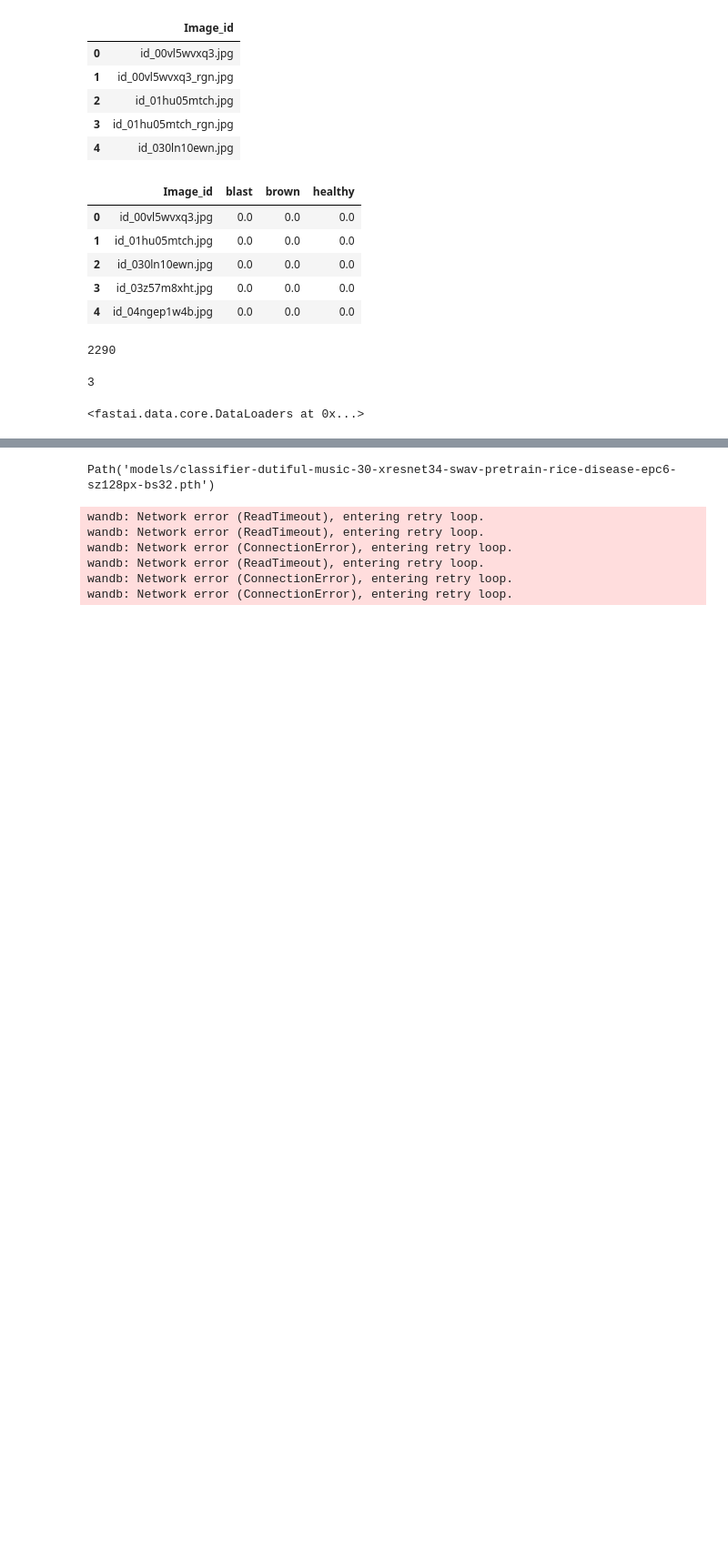
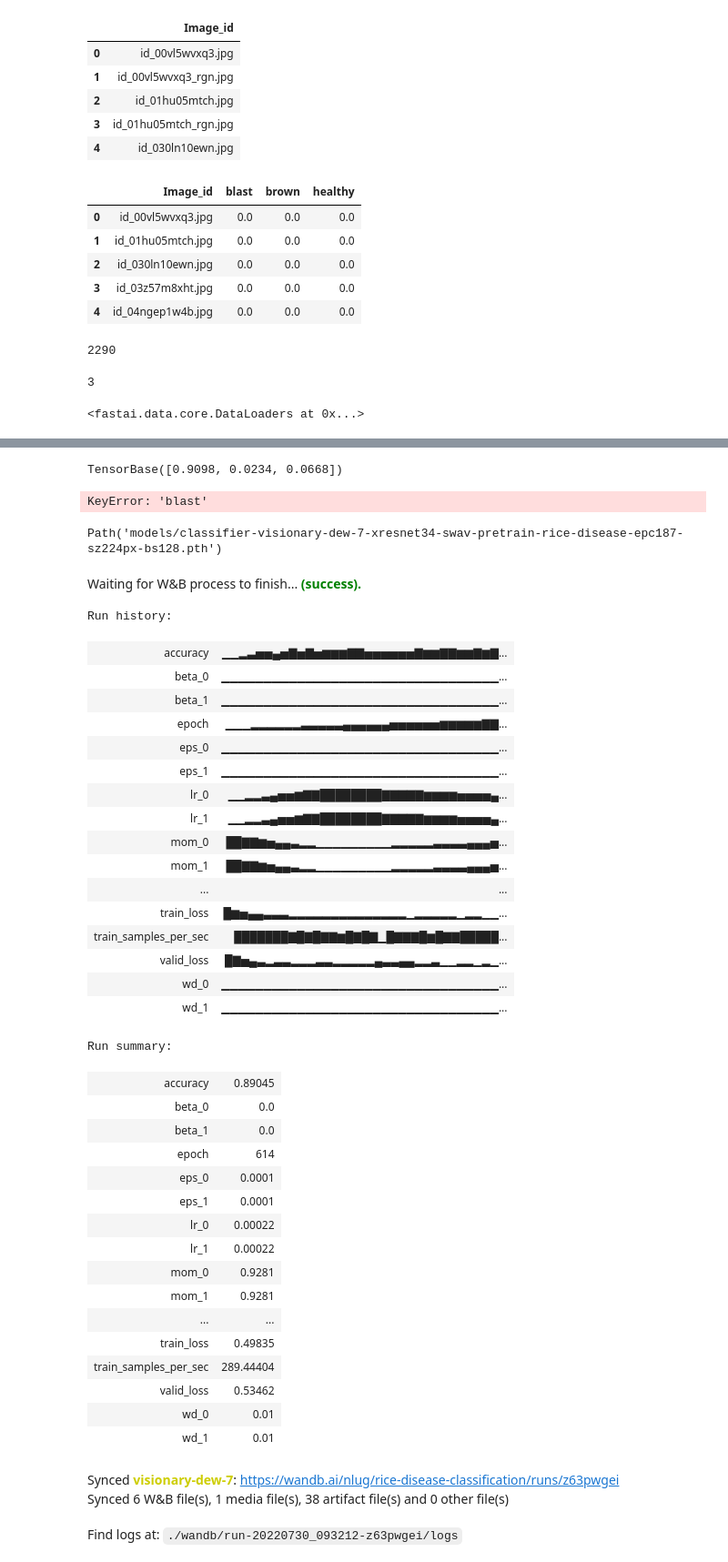
Before and after one commit to poppingtonic/semisupervised-rice-africa, a Jupyter notebook: classifier.ipynb, the cells around one changed output, grey strips where cells are left out. Shown at 91% size. Drawn from its saved outputs; the diff is of its cells as text; code cells hidden in the pictures; blank space fills up the shorter version.

```diff
--- a/classifier.ipynb
+++ b/classifier.ipynb
@@ -147,13 +205,57 @@ No improvement since epoch 6: early stopping
+# %%
+preds[0]
+# %% [output]
+TensorBase([0.9098, 0.0234, 0.0668])
+# %%
+test_df['blast'] = pd.series(preds[])
+# %% [output]
+KeyError: 'blast'
 # %%
-run_name = wandb.run.name
+run_name = "visionary-dew-7" #wandb.run.name
 family = "swav-pretrain"
-save_name = f'classifier-{run_name}-{arch}-{family}-rice-disease-epc{6}-sz{size}px-bs{bs}'
+epc=187
+save_name = f'classifier-{run_name}-{arch}-{family}-rice-disease-epc{epc}-sz{size}px-bs{bs}'
 learn.save(save_name)
 # %% [output]
-Path('models/classifier-dutiful-music-30-xresnet34-swav-pretrain-rice-disease-epc6-sz128px-bs32.pth')
+Path('models/classifier-visionary-dew-7-xresnet34-swav-pretrain-rice-disease-epc187-sz224px-bs128.pth')
-wandb: Network error (ReadTimeout), entering retry loop.
-wandb: Network error (ReadTimeout), entering retry loop.
-wandb: Network error (ConnectionError), entering retry loop.
-wandb: Network error (ReadTimeout), entering retry loop.
-wandb: Network error (ConnectionError), entering retry loop.
-wandb: Network error (ConnectionError), entering retry loop.
+# %%
+if WANDB: wandb.finish()
+# %% [output]
+Waiting for W&B process to finish... (success).
+Run history:
+| accuracy | ▁▁▂▃▅▅▄▅▇▅▇▅▆▆▆▇▇▅▅▅▅▅▅▇▆▆▇▇▆▆▇▆▇... |
+| beta_0 | ▁▁▁▁▁▁▁▁▁▁▁▁▁▁▁▁▁▁▁▁▁▁▁▁▁▁▁▁▁▁▁▁▁... |
+| beta_1 | ▁▁▁▁▁▁▁▁▁▁▁▁▁▁▁▁▁▁▁▁▁▁▁▁▁▁▁▁▁▁▁▁▁... |
+| epoch | ▁▁▁▂▂▂▂▂▂▃▃▃▃▃▄▄▄▄▄▄▅▅▅▅▅▅▆▆▆▆▆▇▇... |
+| eps_0 | ▁▁▁▁▁▁▁▁▁▁▁▁▁▁▁▁▁▁▁▁▁▁▁▁▁▁▁▁▁▁▁▁▁... |
+| eps_1 | ▁▁▁▁▁▁▁▁▁▁▁▁▁▁▁▁▁▁▁▁▁▁▁▁▁▁▁▁▁▁▁▁▁... |
+| lr_0 | ▁▁▂▂▃▄▅▅▆▇▇████████▇▇▇▇▇▆▆▆▆▅▅▅▅▄... |
+| lr_1 | ▁▁▂▂▃▄▅▅▆▇▇████████▇▇▇▇▇▆▆▆▆▅▅▅▅▄... |
+| mom_0 | ██▇▇▆▅▄▄▃▂▂▁▁▁▁▁▁▁▁▁▂▂▂▂▂▃▃▃▃▄▄▄▅... |
+| mom_1 | ██▇▇▆▅▄▄▃▂▂▁▁▁▁▁▁▁▁▁▂▂▂▂▂▃▃▃▃▄▄▄▅... |
+| ... | ... |
+| train_loss | █▆▅▄▄▃▃▃▂▂▂▂▂▂▂▂▂▂▂▂▂▂▁▂▂▂▂▂▁▂▂▁▁... |
+| train_samples_per_sec | ███████▇█▇█▇▇▆█▇█▇▁█▇▇▇█▆█▇▇█████... |
+| valid_loss | █▇▅▄▃▂▃▃▂▂▂▃▃▂▂▂▂▂▄▃▃▄▄▂▂▃▁▁▂▂▁▂▁... |
+| wd_0 | ▁▁▁▁▁▁▁▁▁▁▁▁▁▁▁▁▁▁▁▁▁▁▁▁▁▁▁▁▁▁▁▁▁... |
+| wd_1 | ▁▁▁▁▁▁▁▁▁▁▁▁▁▁▁▁▁▁▁▁▁▁▁▁▁▁▁▁▁▁▁▁▁... |
+Run summary:
+| accuracy | 0.89045 |
+| beta_0 | 0.0 |
+| beta_1 | 0.0 |
+| epoch | 614 |
+| eps_0 | 0.0001 |
+| eps_1 | 0.0001 |
+| lr_0 | 0.00022 |
+| lr_1 | 0.00022 |
+| mom_0 | 0.9281 |
+| mom_1 | 0.9281 |
+| ... | ... |
+| train_loss | 0.49835 |
+| train_samples_per_sec | 289.44404 |
+| valid_loss | 0.53462 |
+| wd_0 | 0.01 |
+| wd_1 | 0.01 |
+Synced visionary-dew-7: https://wandb.ai/nlug/rice-disease-classification/runs/z63pwgei
+Synced 6 W&B file(s), 1 media file(s), 38 artifact file(s) and 0 other file(s)
+Find logs at: ./wandb/run-20220730_093212-z63pwgei/logs
```
Also changed, not shown: parts of 24 cells of this notebook, 1 other file.
